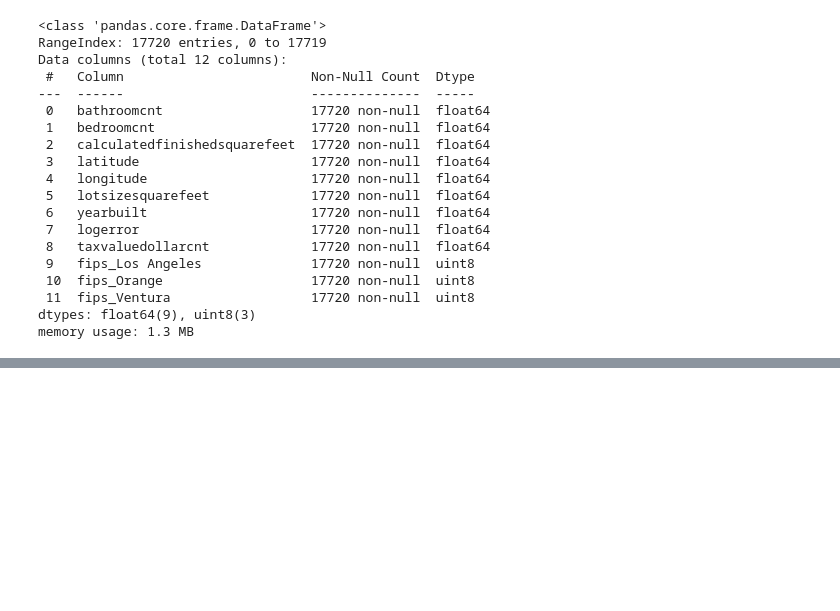
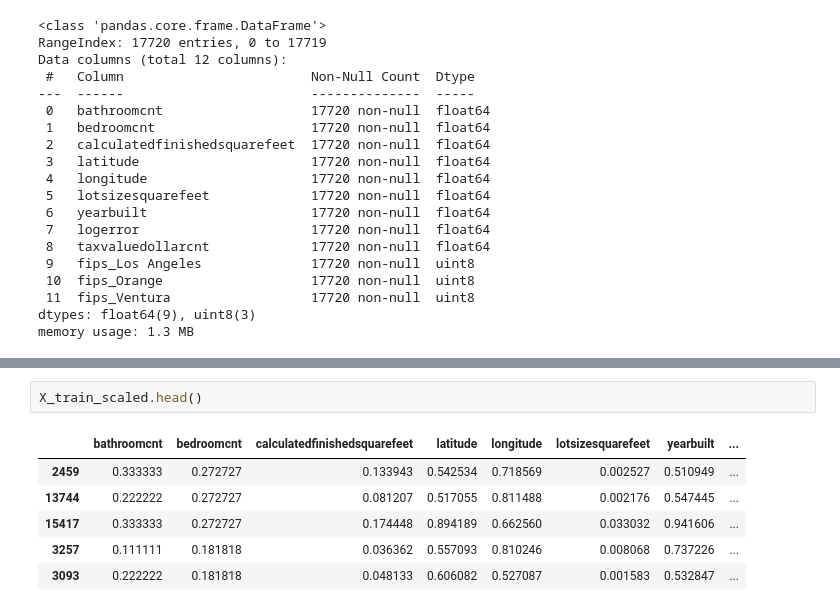
Before and after one commit to Estimating-Home-Value/Predicting-Tax-Assessed-Home-Values, a Jupyter notebook: scratchpad_shi.ipynb, the cells around one changed output, grey strips where cells are left out. Cells and saved outputs as stored; diff of their text form; blank space fills up the shorter version.

```diff
--- a/scratchpad_shi.ipynb
+++ b/scratchpad_shi.ipynb
@@ -1038,0 +1115,9 @@ memory usage: 1.3 MB
+# %%
+X_train_scaled.head()
+# %% [output]
+|  | bathroomcnt | bedroomcnt | calculatedfinishedsquarefeet | latitude | longitude | lotsizesquarefeet | yearbuilt | ... |
+| 2459 | 0.333333 | 0.272727 | 0.133943 | 0.542534 | 0.718569 | 0.002527 | 0.510949 | ... |
+| 13744 | 0.222222 | 0.272727 | 0.081207 | 0.517055 | 0.811488 | 0.002176 | 0.547445 | ... |
+| 15417 | 0.333333 | 0.272727 | 0.174448 | 0.894189 | 0.662560 | 0.033032 | 0.941606 | ... |
+| 3257 | 0.111111 | 0.181818 | 0.036362 | 0.557093 | 0.810246 | 0.008068 | 0.737226 | ... |
+| 3093 | 0.222222 | 0.181818 | 0.048133 | 0.606082 | 0.527087 | 0.001583 | 0.532847 | ... |
```
Also changed, not shown: parts of 10 cells of this notebook.
